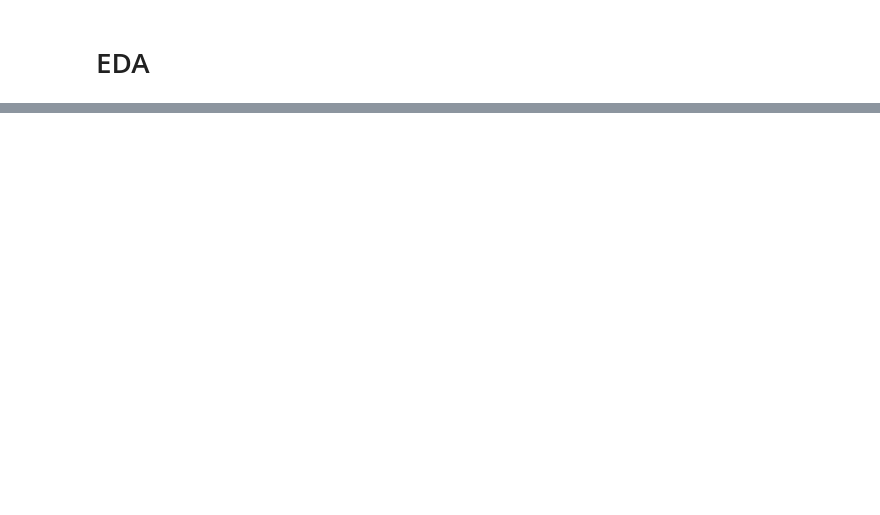
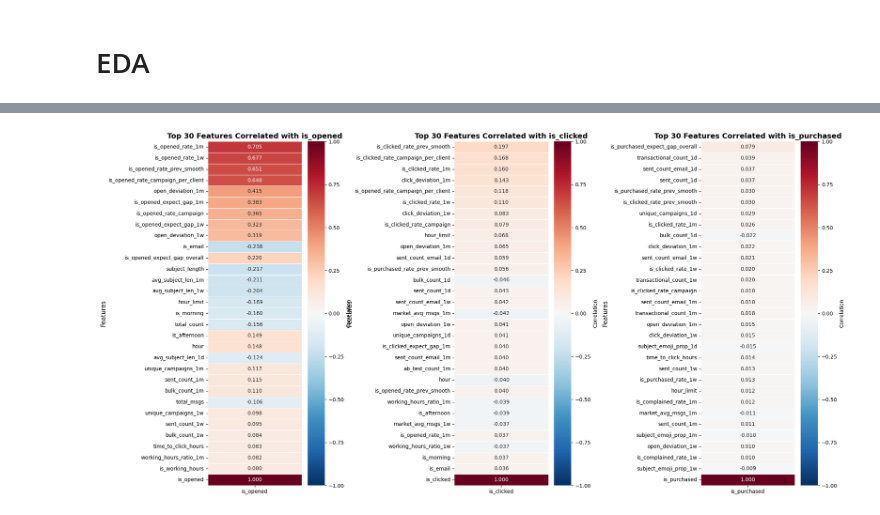
Before and after one commit to NikolozDarsalia/message-campaign-engagement-analysis, a Jupyter notebook: nd_notebooks/feature_engineering.ipynb, the cells around one changed output, grey strips where cells are left out. Cells and saved outputs as stored; diff of their text form; code cells hidden in the pictures; blank space fills up the shorter version.

```diff
--- a/nd_notebooks/feature_engineering.ipynb
+++ b/nd_notebooks/feature_engineering.ipynb
@@ -648,6 +167,0 @@ display(corr.style.background_gradient(cmap="coolwarm"))
-# %%
-for col in ['is_opened_rate_1w', 'is_clicked_rate_1w', 'avg_time_to_open_1m']:
-    plt.figure(figsize=(6,3))
-    sns.boxplot(x='is_purchased', y=col, data=df, showfliers=False)
-    plt.title(f"{col} vs Purchase Outcome")
-    plt.show()
@@ -689,0 +211,93 @@ plt.show()
+# %%
+import pandas as pd
+import numpy as np
+import matplotlib.pyplot as plt
+import seaborn as sns
+
+def plot_engagement_correlation_heatmaps(df, top_n=30):
+    """
+    Plot correlation heatmaps showing relationships between features and engagement metrics.
+
+    Parameters:
+    -----------
+    df : DataFrame
+        Your dataframe with all features
+    top_n : int
+        Number of top correlated features to show for each target
+    """
+
+    # Target variables
+    targets = ['is_opened', 'is_clicked', 'is_purchased']
+
+    # Get numeric and boolean columns
+    numeric_cols = df.select_dtypes(include=[np.number, 'bool']).columns.tolist()
+
+    # Remove target variables from feature list
+    feature_cols = [col for col in numeric_cols if col not in targets]
+
+    # Remove ID columns and other non-predictive columns
+    exclude_patterns = ['id', 'message_id', 'campaign_id', 'client_id']
+    feature_cols = [col for col in feature_cols if not any(pattern in col.lower() for pattern in exclude_patterns)]
+
+    print(f"Total numeric/boolean features: {len(feature_cols)}")
+    print(f"Target variables: {targets}")
+
+    # Compute correlations
+    correlation_data = {}
+
+    for target in targets:
+        if target in df.columns:
+            # Compute correlation with all features
+            correlations = df[feature_cols + [target]].corr()[target].drop(target)
+
+            # Sort by absolute correlation
+            correlations_sorted = correlations.abs().sort_values(ascending=False)
+
+            correlation_data[target] = correlations[correlations_sorted.index]
+
+            print(f"\nTop 10 correlations with {target}:")
+            print(correlations_sorted.head(10))
+
+    # ========================================
+    # Plot 1: Separate heatmap for each target (top N features)
+    # ========================================
+    fig, axes = plt.subplots(1, 3, figsize=(20, 10))
+
+    for idx, target in enumerate(targets):
+        if target not in correlation_data:
+            continue
+
+        # Get top N features by absolute correlation
+        top_features = correlation_data[target].abs().nlargest(top_n)
+
+        # Create correlation matrix for these features + target
+        selected_features = top_features.index.tolist() + [target]
+        corr_matrix = df[selected_features].corr()
+
+        # Plot heatmap
+        sns.heatmap(
+            corr_matrix[[target]],  # Only show correlation with target
+            annot=True,
+            fmt='.3f',
+            cmap='RdBu_r',
+            center=0,
+            vmin=-1,
+            vmax=1,
+            cbar_kws={'label': 'Correlation'},
+            ax=axes[idx],
+            linewidths=0.5
+        )
+
+        axes[idx].set_title(f'Top {top_n} Features Correlated with {target}',
+                           fontsize=14, fontweight='bold')
+        axes[idx].set_xlabel('')
+        axes[idx].set_ylabel('Features', fontsize=12)
+
+    plt.tight_layout()
+    plt.savefig('correlation_heatmap_separate.png', dpi=300, bbox_inches='tight')
+    print("\n✅ Saved: correlation_heatmap_separate.png")
+    plt.show()
+
+
+plot_engagement_correlation_heatmaps(df, top_n=30)
+# %% [output]
@@ -689,0 +321 @@ plt.show()
+[figure, added]
```
Also changed, not shown: parts of 89 cells of this notebook, 1 other file.
